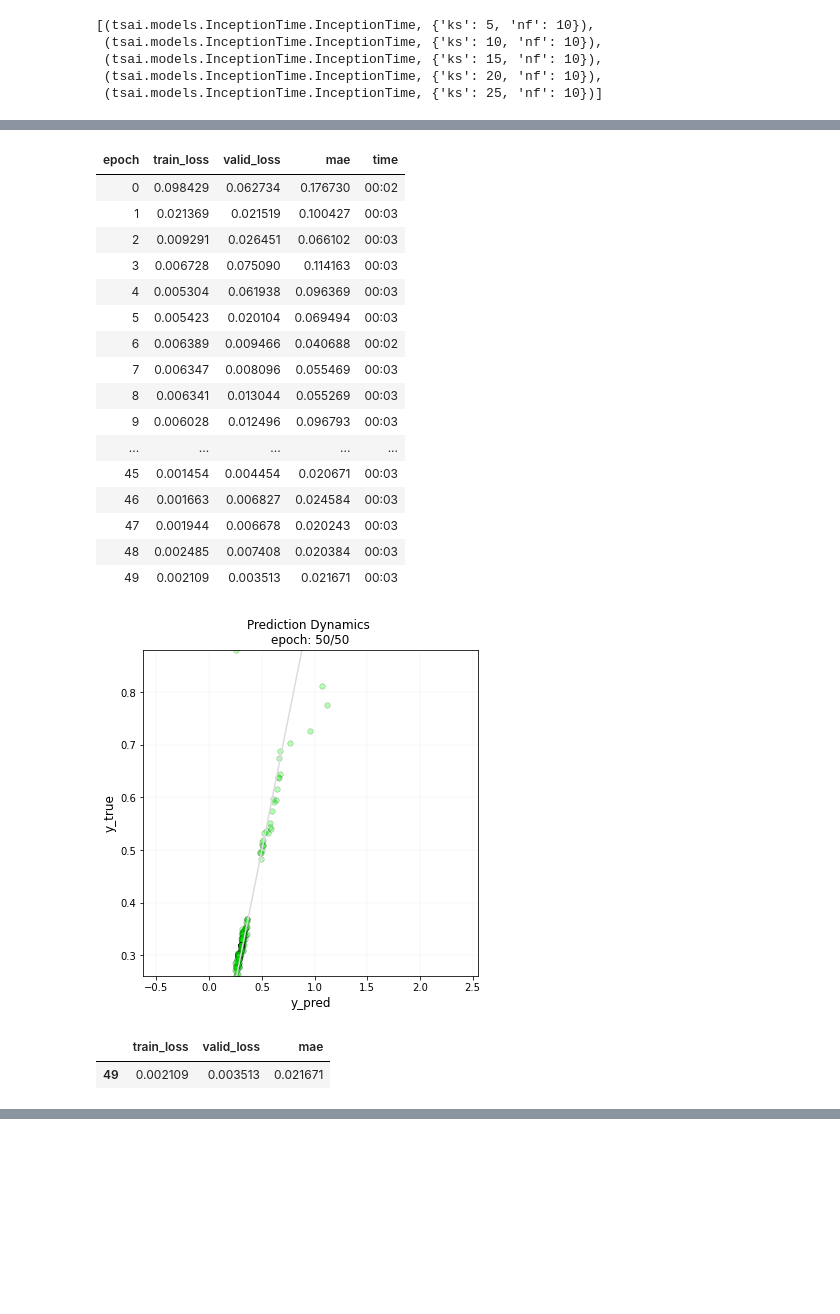
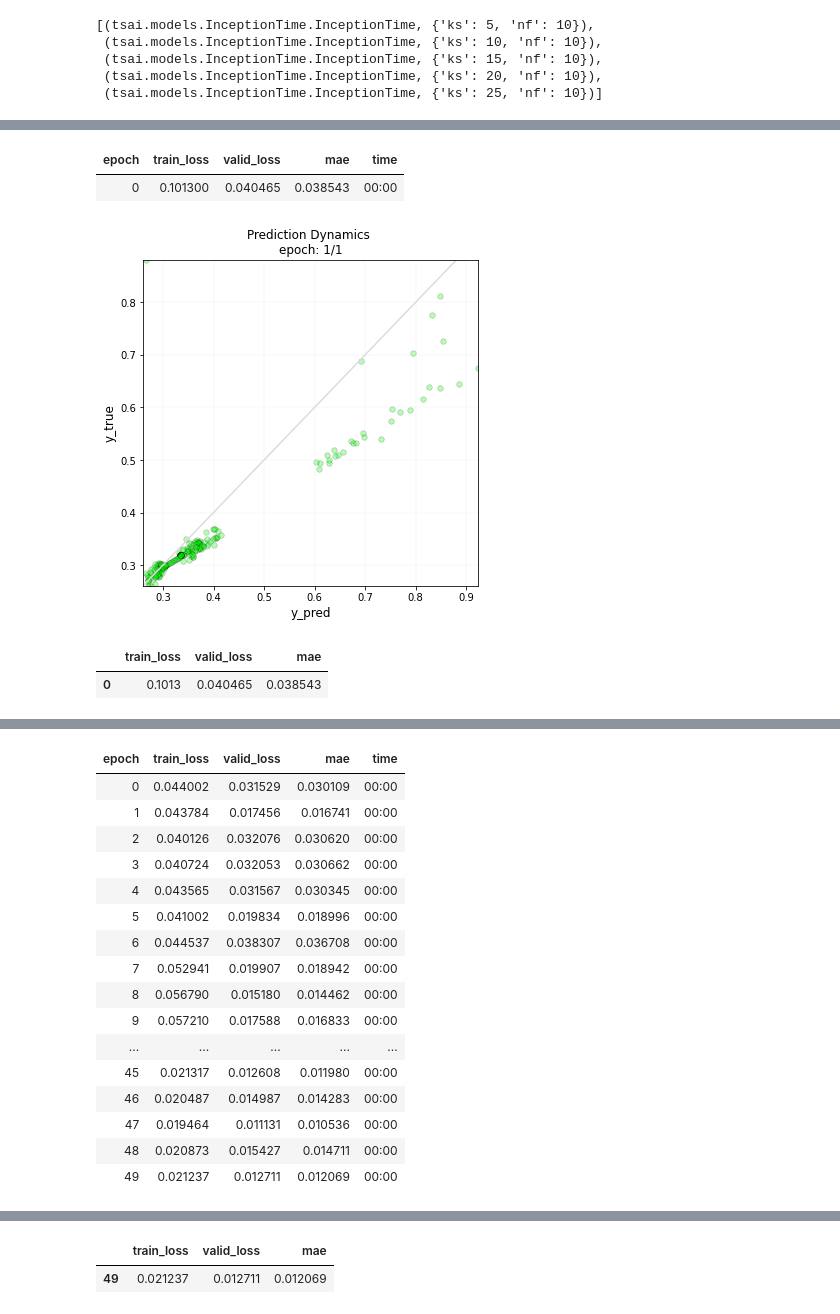
Before and after one commit to Lion-Mod/My-electrophoresis-sense-is-tingling, a Jupyter notebook: sensor_prediction.ipynb, the cells around one changed output, grey strips where cells are left out. Cells and saved outputs as stored; diff of their text form; code cells hidden in the pictures; blank space fills up the shorter version.

```diff
--- a/sensor_prediction.ipynb
+++ b/sensor_prediction.ipynb
@@ -137,3 +167,16 @@ dls.show(dls.one_batch()) # Example of a batch
+# %%
+def weighted_l1_loss(inp, targ, weight_fn=None):
+    if weight_fn is not None:
+        return (F.l1_loss(*flatten_check(inp,targ), reduction='none') * weight_fn(targ)).mean()
+    else:
+        return F.l1_loss(*flatten_check(inp,targ))
+
+def weight_fn(targ, min=0, max=10):
+    targ = TensorBase(targ.contiguous()).view(-1)
+    weight = 1 + torch.clamp((targ - min)/(max - min), 0, 1)
+    return weight
+
+loss_func = partial(weighted_l1_loss, weight_fn= weight_fn)
 # %% [markdown]
 ## **Baseline model**
 With everything setup a `ts_learner` can be created with inputs:
@@ -300,7 +404,7 @@ splits = get_splits(y, valid_size = .3, random_state = 23, shuffle = False) # Sp
 [figure]
 # %%
 tfms  = [None, TSForecasting()]
-dls = get_ts_dls(X, y, tfms = tfms, splits = splits, bs = 4, shuffle_train = True, device = default_device(use_cuda = True), inplace = True)
+dls = get_ts_dls(X, y, tfms = tfms, splits = splits, bs = 8, shuffle_train = True, device = default_device(use_cuda = True), inplace = True)
 # %% [markdown]
 ## Grid search loop
 # %%
@@ -385,19 +477,5 @@ A new set of hyperparameters can now be fed into the model but with an adjustmen
-# %%
-def weighted_mse_loss(inp, targ, weight_fn=None):
-    "Weighted mean squared error between `inp` and `targ`."
-    if weight_fn is not None:
-        return (F.mse_loss(*flatten_check(inp,targ), reduction='none') * weight_fn(targ)).mean()
-    else:
-        return F.mse_loss(*flatten_check(inp,targ))
-
-def weight_fn(targ, min=0, max=10):
-    targ = TensorBase(targ.contiguous()).view(-1)
-    weight = 1 + torch.clamp((targ - min)/(max - min), 0, 1)
-    return weight
-
-loss_func = partial(weighted_mse_loss, weight_fn= weight_fn)
 # %%
-learn = ts_learner(dls, InceptionTime, metrics = mae, device = default_device(use_cuda = True), nf = 10, ks = 25, loss_func=loss_func)
+learn = ts_learner(dls, LSTM_FCN, metrics = mae, device = default_device(use_cuda = True), loss_func = loss_func)
 # %%
 learn.lr_find()
 # %% [output]
@@ -407,23 +485,8 @@ SuggestedLRs(lr_min=0.06309573650360108, lr_steep=0.0010000000474974513)
 # %%
-learn.fit_one_cycle(50, 1e-3, cbs = [PredictionDynamics, ReduceLROnPlateau], wd = 0.01)
+learn.fine_tune(50, 5e-3, cbs = PredictionDynamics)
 # %% [output]
 | epoch | train_loss | valid_loss | mae | time |
-| 0 | 0.098429 | 0.062734 | 0.176730 | 00:02 |
-| 1 | 0.021369 | 0.021519 | 0.100427 | 00:03 |
-| 2 | 0.009291 | 0.026451 | 0.066102 | 00:03 |
-| 3 | 0.006728 | 0.075090 | 0.114163 | 00:03 |
-| 4 | 0.005304 | 0.061938 | 0.096369 | 00:03 |
-| 5 | 0.005423 | 0.020104 | 0.069494 | 00:03 |
-| 6 | 0.006389 | 0.009466 | 0.040688 | 00:02 |
-| 7 | 0.006347 | 0.008096 | 0.055469 | 00:03 |
-| 8 | 0.006341 | 0.013044 | 0.055269 | 00:03 |
-| 9 | 0.006028 | 0.012496 | 0.096793 | 00:03 |
-| ... | ... | ... | ... | ... |
-| 45 | 0.001454 | 0.004454 | 0.020671 | 00:03 |
-| 46 | 0.001663 | 0.006827 | 0.024584 | 00:03 |
-| 47 | 0.001944 | 0.006678 | 0.020243 | 00:03 |
-| 48 | 0.002485 | 0.007408 | 0.020384 | 00:03 |
-| 49 | 0.002109 | 0.003513 | 0.021671 | 00:03 |
+| 0 | 0.101300 | 0.040465 | 0.038543 | 00:00 |
-[figure, old version]
+[figure, new version]
 |  | train_loss | valid_loss | mae |
-| 49 | 0.002109 | 0.003513 | 0.021671 |
+| 0 | 0.1013 | 0.040465 | 0.038543 |
@@ -446,0 +493,17 @@ Epoch 49: reducing lr to 1.0112284290529974e-09
+| epoch | train_loss | valid_loss | mae | time |
+| 0 | 0.044002 | 0.031529 | 0.030109 | 00:00 |
+| 1 | 0.043784 | 0.017456 | 0.016741 | 00:00 |
+| 2 | 0.040126 | 0.032076 | 0.030620 | 00:00 |
+| 3 | 0.040724 | 0.032053 | 0.030662 | 00:00 |
+| 4 | 0.043565 | 0.031567 | 0.030345 | 00:00 |
+| 5 | 0.041002 | 0.019834 | 0.018996 | 00:00 |
+| 6 | 0.044537 | 0.038307 | 0.036708 | 00:00 |
+| 7 | 0.052941 | 0.019907 | 0.018942 | 00:00 |
+| 8 | 0.056790 | 0.015180 | 0.014462 | 00:00 |
+| 9 | 0.057210 | 0.017588 | 0.016833 | 00:00 |
+| ... | ... | ... | ... | ... |
+| 45 | 0.021317 | 0.012608 | 0.011980 | 00:00 |
+| 46 | 0.020487 | 0.014987 | 0.014283 | 00:00 |
+| 47 | 0.019464 | 0.011131 | 0.010536 | 00:00 |
+| 48 | 0.020873 | 0.015427 | 0.014711 | 00:00 |
+| 49 | 0.021237 | 0.012711 | 0.012069 | 00:00 |
@@ -446,0 +511,2 @@ Epoch 49: reducing lr to 1.0112284290529974e-09
+|  | train_loss | valid_loss | mae |
+| 49 | 0.021237 | 0.012711 | 0.012069 |
```
Also changed, not shown: parts of 29 cells of this notebook.
